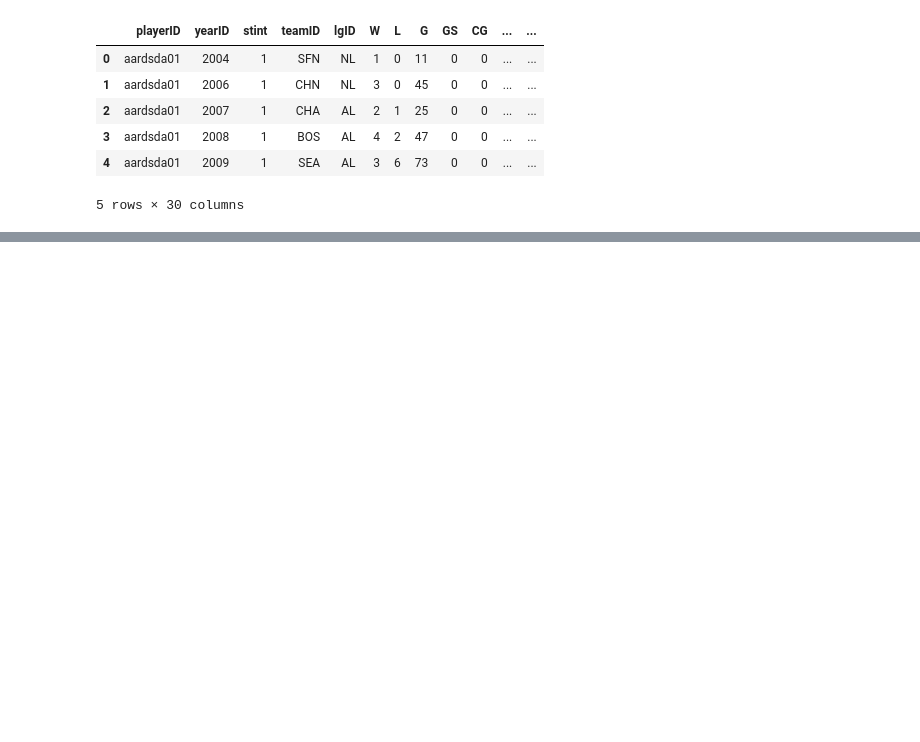
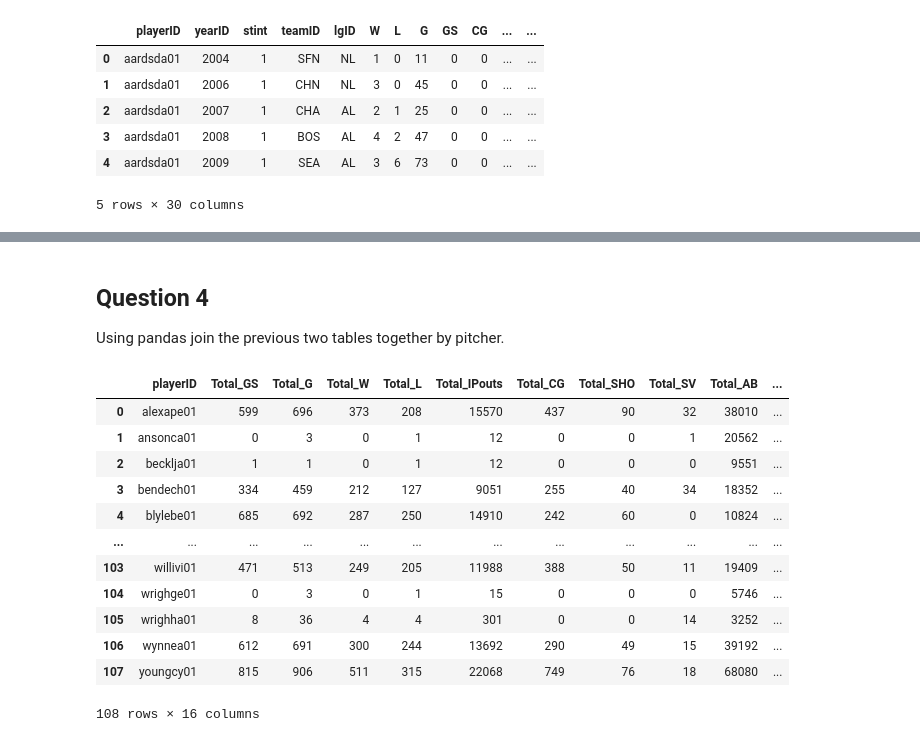
Before and after one commit to hzhoujoy/ST554_HW6, a Jupyter notebook: HW6_part_I.ipynb, the cells around one changed output, grey strips where cells are left out. Saved outputs shown, nothing was run; the diff lists cells and outputs as text; code cells hidden in the pictures; blank space fills up the shorter version.

```diff
--- a/HW6_part_I.ipynb
+++ b/HW6_part_I.ipynb
@@ -111,0 +158,23 @@ summed
+# %% [markdown]
+## Question 4
+Using pandas join the previous two tables together by pitcher.
+# %%
+pd.merge(
+ left = pd.read_sql("SELECT * FROM halloffame_pitchers", con),
+ right = pd.read_sql("SELECT * FROM batting_stat", con),
+ how = "left",
+ on = "playerID")
+# %% [output]
+|  | playerID | Total_GS | Total_G | Total_W | Total_L | Total_IPouts | Total_CG | Total_SHO | Total_SV | Total_AB | ... |
+| 0 | alexape01 | 599 | 696 | 373 | 208 | 15570 | 437 | 90 | 32 | 38010 | ... |
+| 1 | ansonca01 | 0 | 3 | 0 | 1 | 12 | 0 | 0 | 1 | 20562 | ... |
+| 2 | becklja01 | 1 | 1 | 0 | 1 | 12 | 0 | 0 | 0 | 9551 | ... |
+| 3 | bendech01 | 334 | 459 | 212 | 127 | 9051 | 255 | 40 | 34 | 18352 | ... |
+| 4 | blylebe01 | 685 | 692 | 287 | 250 | 14910 | 242 | 60 | 0 | 10824 | ... |
+| ... | ... | ... | ... | ... | ... | ... | ... | ... | ... | ... | ... |
+| 103 | willivi01 | 471 | 513 | 249 | 205 | 11988 | 388 | 50 | 11 | 19409 | ... |
+| 104 | wrighge01 | 0 | 3 | 0 | 1 | 15 | 0 | 0 | 0 | 5746 | ... |
+| 105 | wrighha01 | 8 | 36 | 4 | 4 | 301 | 0 | 0 | 14 | 3252 | ... |
+| 106 | wynnea01 | 612 | 691 | 300 | 244 | 13692 | 290 | 49 | 15 | 39192 | ... |
+| 107 | youngcy01 | 815 | 906 | 511 | 315 | 22068 | 749 | 76 | 18 | 68080 | ... |
+108 rows × 16 columns
```
Also changed, not shown: parts of 8 cells of this notebook.
